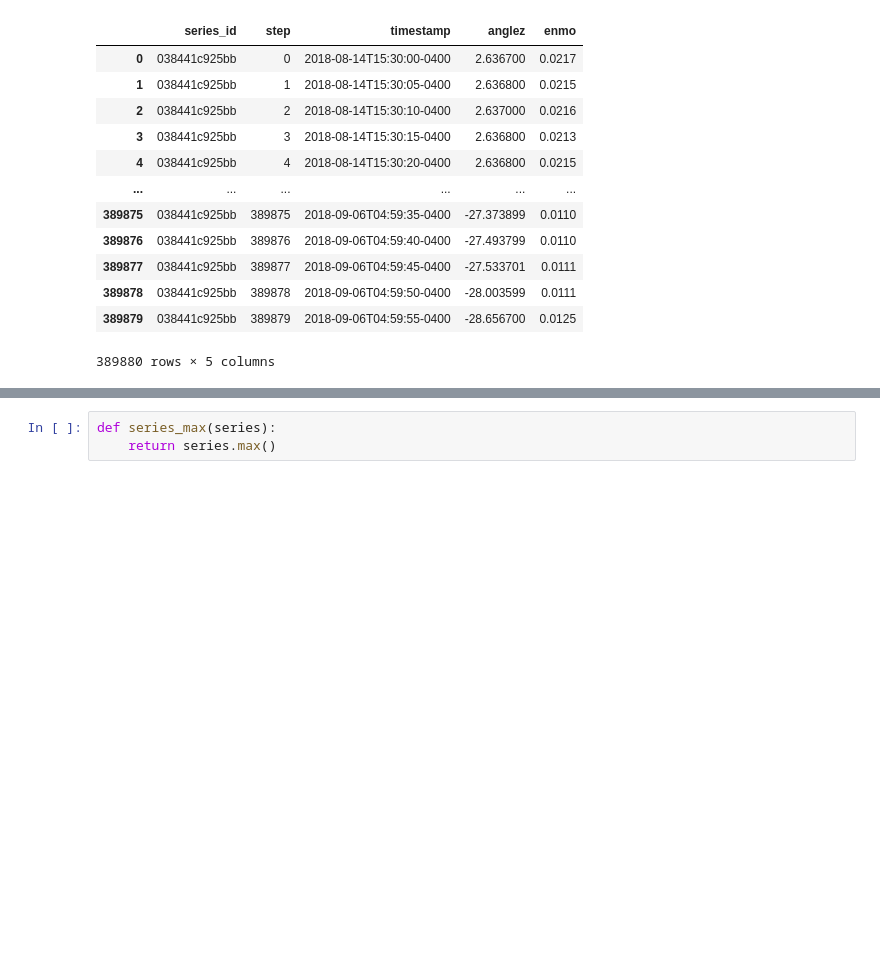
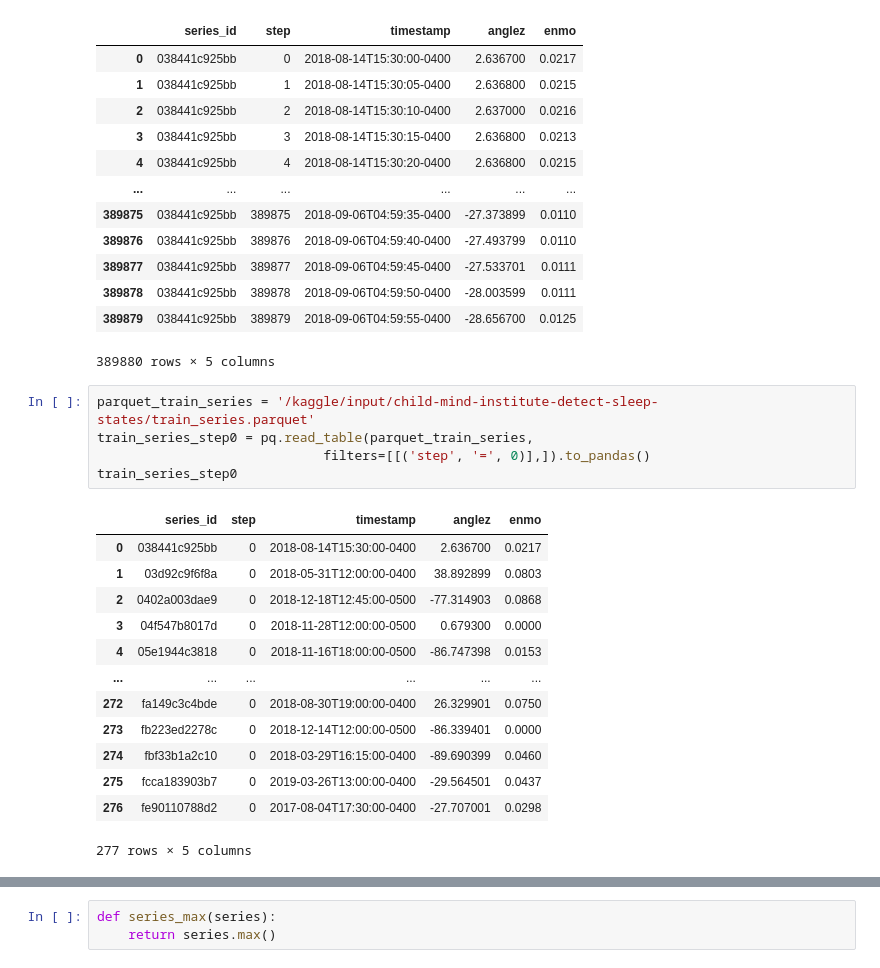
Before and after one commit to blu3crab/DeepPlay2023, a Jupyter notebook: KaggleSleepChallenge/aha-sleep-series-prep.ipynb, the cells around one changed output, grey strips where cells are left out. Cells and saved outputs as stored; diff of their text form; blank space fills up the shorter version.

```diff
--- a/KaggleSleepChallenge/aha-sleep-series-prep.ipynb
+++ b/KaggleSleepChallenge/aha-sleep-series-prep.ipynb
@@ -70,3 +75,22 @@ train_series
 | 389878 | 038441c925bb | 389878 | 2018-09-06T04:59:50-0400 | -28.003599 | 0.0111 |
 | 389879 | 038441c925bb | 389879 | 2018-09-06T04:59:55-0400 | -28.656700 | 0.0125 |
 389880 rows × 5 columns
+# %%
+parquet_train_series = '/kaggle/input/child-mind-institute-detect-sleep-states/train_series.parquet'
+train_series_step0 = pq.read_table(parquet_train_series,
+                             filters=[[('step', '=', 0)],]).to_pandas()
+train_series_step0
+# %% [output]
+|  | series_id | step | timestamp | anglez | enmo |
+| 0 | 038441c925bb | 0 | 2018-08-14T15:30:00-0400 | 2.636700 | 0.0217 |
+| 1 | 03d92c9f6f8a | 0 | 2018-05-31T12:00:00-0400 | 38.892899 | 0.0803 |
+| 2 | 0402a003dae9 | 0 | 2018-12-18T12:45:00-0500 | -77.314903 | 0.0868 |
+| 3 | 04f547b8017d | 0 | 2018-11-28T12:00:00-0500 | 0.679300 | 0.0000 |
+| 4 | 05e1944c3818 | 0 | 2018-11-16T18:00:00-0500 | -86.747398 | 0.0153 |
+| ... | ... | ... | ... | ... | ... |
+| 272 | fa149c3c4bde | 0 | 2018-08-30T19:00:00-0400 | 26.329901 | 0.0750 |
+| 273 | fb223ed2278c | 0 | 2018-12-14T12:00:00-0500 | -86.339401 | 0.0000 |
+| 274 | fbf33b1a2c10 | 0 | 2018-03-29T16:15:00-0400 | -89.690399 | 0.0460 |
+| 275 | fcca183903b7 | 0 | 2019-03-26T13:00:00-0400 | -29.564501 | 0.0437 |
+| 276 | fe90110788d2 | 0 | 2017-08-04T17:30:00-0400 | -27.707001 | 0.0298 |
+277 rows × 5 columns
```
Also changed, not shown: parts of 4 cells of this notebook, 21 other files.
